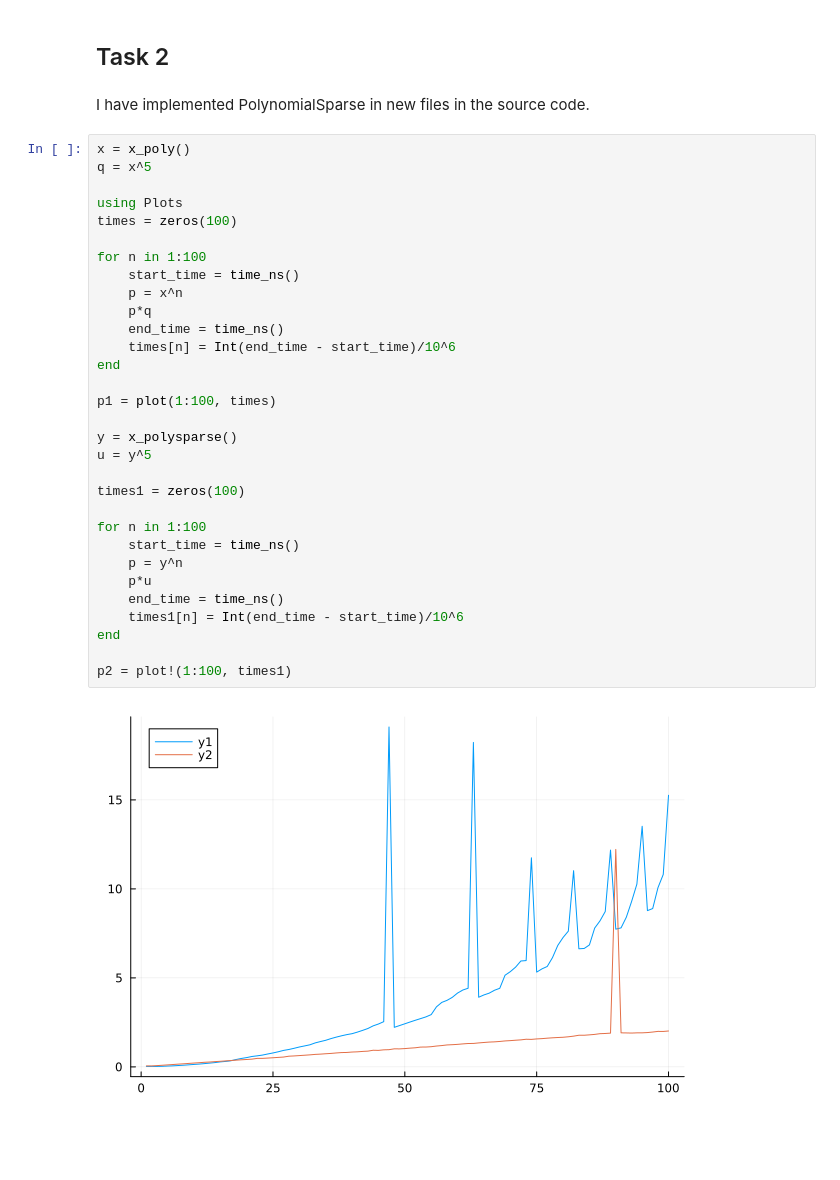
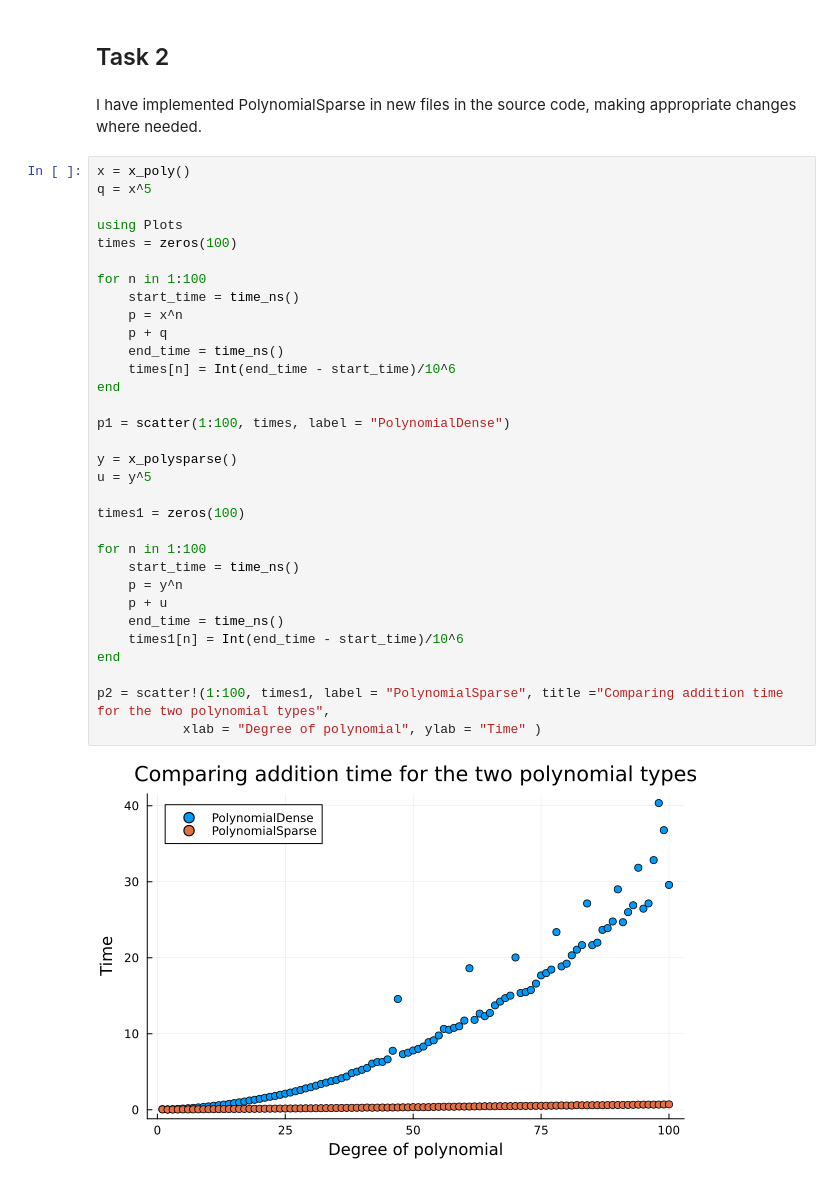
Before and after one commit to ESkoufris/Emmanuel-Skoufris-2504-2023-PROJECT1, a Jupyter notebook: my_pdf_file.ipynb, the cells around one changed output. Saved outputs shown, nothing was run; the diff lists cells and outputs as text; blank space fills up the shorter version.

```diff
--- a/my_pdf_file.ipynb
+++ b/my_pdf_file.ipynb
@@ -140,37 +142,38 @@ print(x^2 - 5x^3 - x + 0*x^6 + 400x^4)
 # %% [markdown]
 ## Task 2
 # %% [markdown]
-I have implemented PolynomialSparse in new files in the source code.
+I have implemented PolynomialSparse in new files in the source code, making appropriate changes where needed.
 # %%
 x = x_poly()
 q = x^5
 
 using Plots
 times = zeros(100)
 
 for n in 1:100
     start_time = time_ns()
     p = x^n
-    p*q
+    p + q
     end_time = time_ns()
     times[n] = Int(end_time - start_time)/10^6
 end
 
-p1 = plot(1:100, times)
+p1 = scatter(1:100, times, label = "PolynomialDense")
 
 y = x_polysparse()
 u = y^5
 
 times1 = zeros(100)
 
 for n in 1:100
     start_time = time_ns()
     p = y^n
-    p*u
+    p + u
     end_time = time_ns()
     times1[n] = Int(end_time - start_time)/10^6
 end
 
-p2 = plot!(1:100, times1)
+p2 = scatter!(1:100, times1, label = "PolynomialSparse", title ="Comparing addition time for the two polynomial types",
+           xlab = "Degree of polynomial", ylab = "Time" )
 # %% [output]
-[figure, old version]
+[figure, new version]
```
Also changed, not shown: parts of 7 cells of this notebook, 10 other files.
